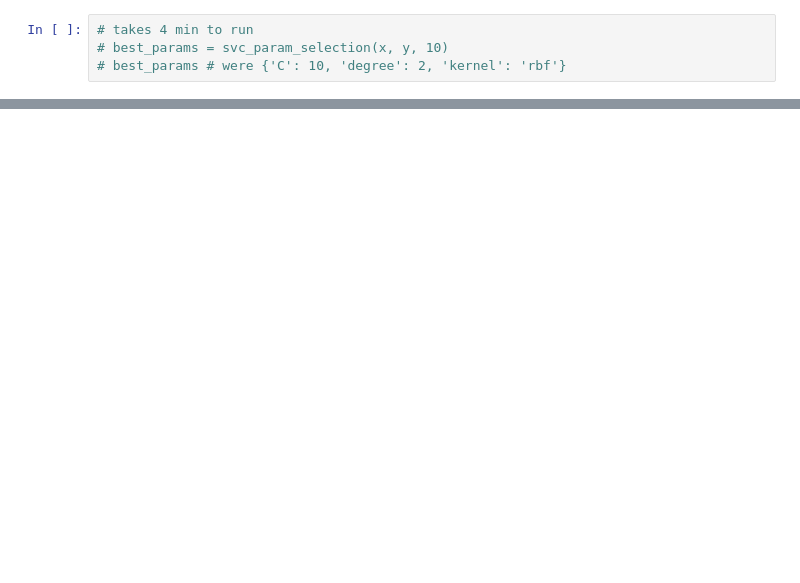
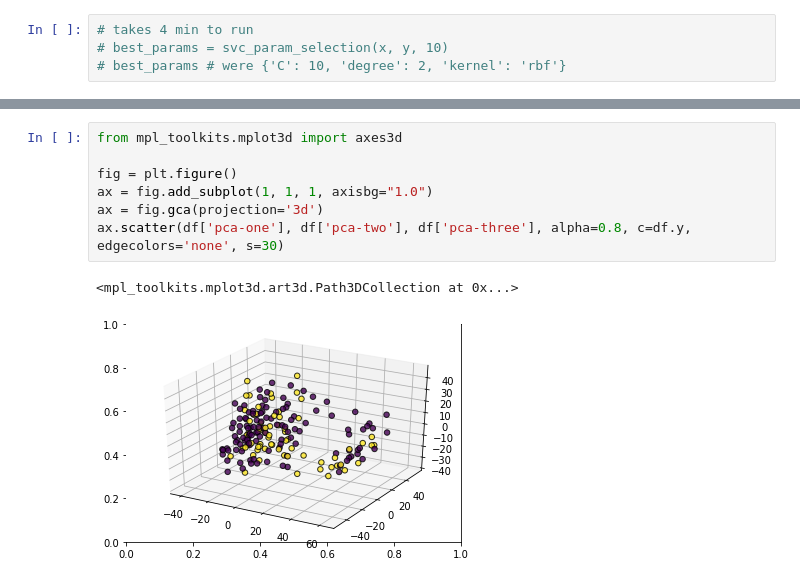
Before and after one commit to salelkafrawy/breast_cancer_relapse, a Jupyter notebook: Breast_Cancer_Project.ipynb, the cells around one changed output, grey strips where cells are left out. Drawn from its saved outputs; the diff is of its cells as text; blank space fills up the shorter version.

```diff
--- a/Breast_Cancer_Project.ipynb
+++ b/Breast_Cancer_Project.ipynb
@@ -133,0 +219,10 @@ len(clf.support_vectors_)
+# %%
+from mpl_toolkits.mplot3d import axes3d
+
+fig = plt.figure()
+ax = fig.add_subplot(1, 1, 1, axisbg="1.0")
+ax = fig.gca(projection='3d')
+ax.scatter(df['pca-one'], df['pca-two'], df['pca-three'], alpha=0.8, c=df.y, edgecolors='none', s=30)
+# %% [output]
+<mpl_toolkits.mplot3d.art3d.Path3DCollection at 0x...>
+[figure, added]
```
Also changed, not shown: parts of 24 cells of this notebook, 1 other file.
